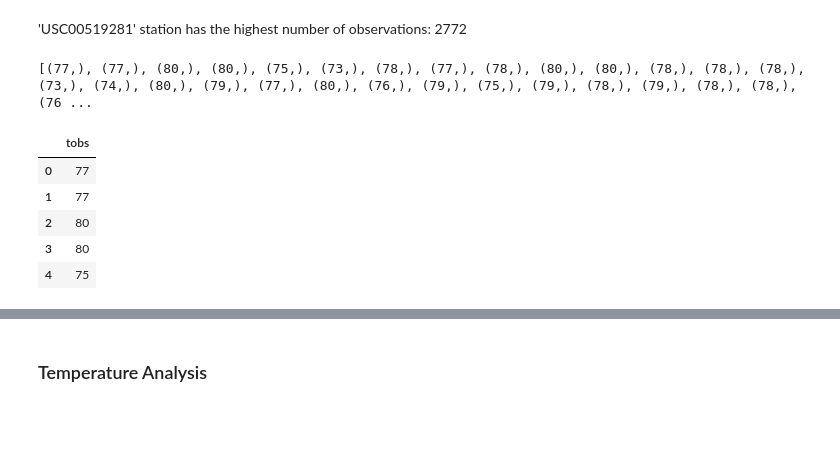
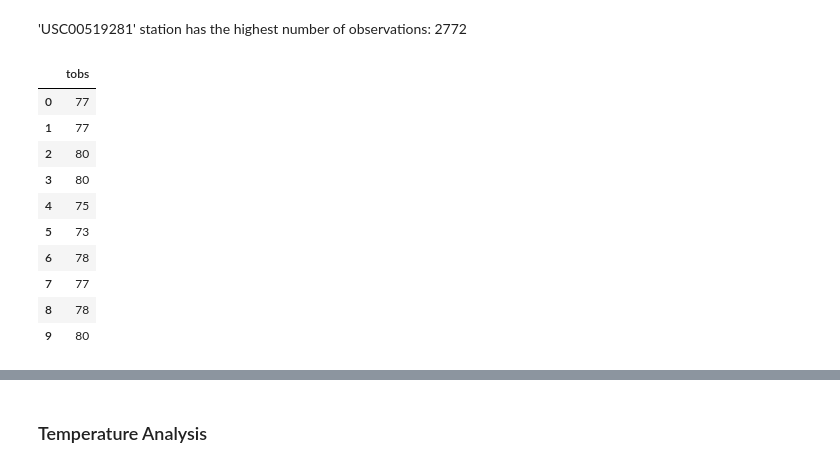
Before and after one commit to ElenaDu/Bootcamp_HW, a Jupyter notebook: HW-11-Adv-Data-Storage-Retrieval/climate_analysis.ipynb, the cells around one changed output, grey strips where cells are left out. Saved outputs shown, nothing was run; the diff lists cells and outputs as text; code cells hidden in the pictures; blank space fills up the shorter version.

Commit message:
removed print statements from analysis; added .png files

```diff
--- a/HW-11-Adv-Data-Storage-Retrieval/climate_analysis.ipynb
+++ b/HW-11-Adv-Data-Storage-Retrieval/climate_analysis.ipynb
@@ -185,20 +166,22 @@ session.query(func.count(Station.station)).all()
 #In previous module (Precipitation Analysis) we calculated query_date=latest_date-dt.timedelta(days=365)=2016-08-23
 tobs_data=(session.query(Measurement.tobs).filter(Measurement.station=='USC00519281')
            .filter(Measurement.date>=query_date).all())
-print(tobs_data)
-# %% [output]
-[(77,), (77,), (80,), (80,), (75,), (73,), (78,), (77,), (78,), (80,), (80,), (78,), (78,), (78,), (73,), (74,), (80,), (79,), (77,), (80,), (76,), (79,), (75,), (79,), (78,), (79,), (78,), (78,), (76 ...
 # %%
 #Load the query results into a Pandas DataFrame:
 tobs_df=pd.DataFrame(tobs_data, columns=['tobs'])
-tobs_df.head()
+tobs_df.head(10)
 # %% [output]
 |  | tobs |
 | 0 | 77 |
 | 1 | 77 |
 | 2 | 80 |
 | 3 | 80 |
 | 4 | 75 |
+| 5 | 73 |
+| 6 | 78 |
+| 7 | 77 |
+| 8 | 78 |
+| 9 | 80 |
 # %%
 #Plot the results as a histogram with bins=12.
 tobs_df.plot(kind='hist',bins=12, figsize=(6,6))
```
Also changed, not shown: parts of 6 cells of this notebook, 5 other files.
